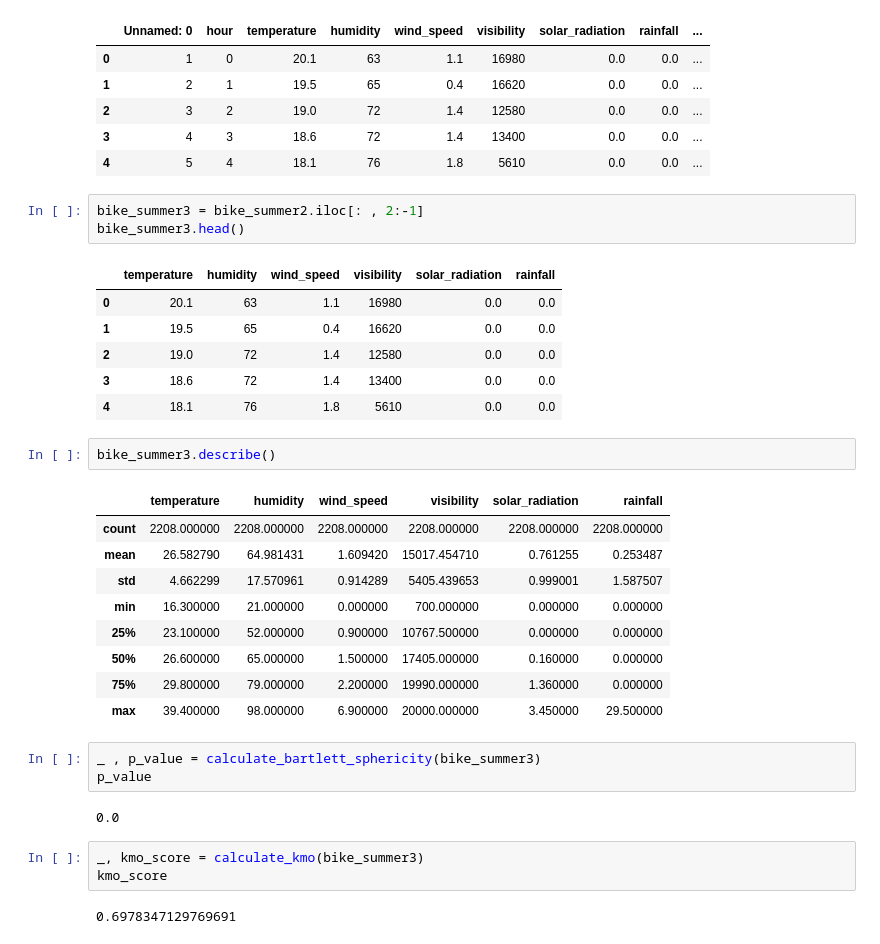
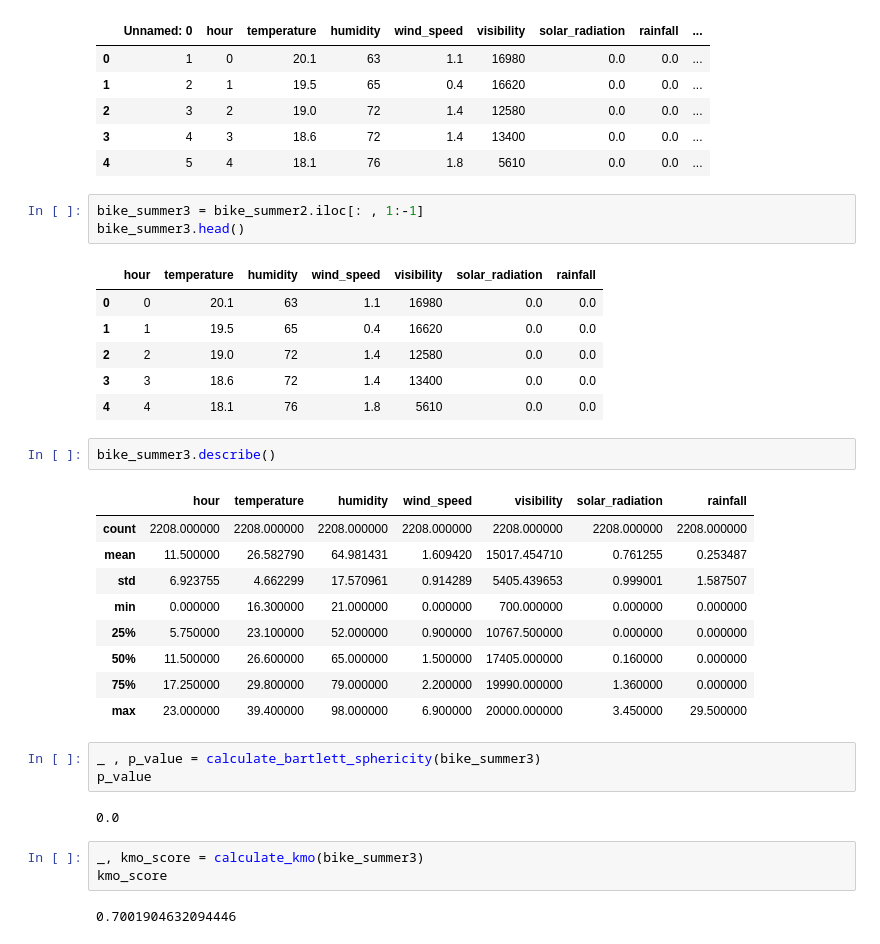
Before and after one commit to Jiian/seoulbike, a Jupyter notebook: PCA/only summer.ipynb, the cells around one changed output. Cells and saved outputs as stored; diff of their text form.

```diff
--- a/PCA/only summer.ipynb
+++ b/PCA/only summer.ipynb
@@ -45,27 +45,27 @@ bike_summer2.head()
 | 3 | 4 | 3 | 18.6 | 72 | 1.4 | 13400 | 0.0 | 0.0 | ... |
 | 4 | 5 | 4 | 18.1 | 76 | 1.8 | 5610 | 0.0 | 0.0 | ... |
 # %%
-bike_summer3 = bike_summer2.iloc[: , 2:-1]
+bike_summer3 = bike_summer2.iloc[: , 1:-1]
 bike_summer3.head()
 # %% [output]
-|  | temperature | humidity | wind_speed | visibility | solar_radiation | rainfall |
-| 0 | 20.1 | 63 | 1.1 | 16980 | 0.0 | 0.0 |
-| 1 | 19.5 | 65 | 0.4 | 16620 | 0.0 | 0.0 |
-| 2 | 19.0 | 72 | 1.4 | 12580 | 0.0 | 0.0 |
-| 3 | 18.6 | 72 | 1.4 | 13400 | 0.0 | 0.0 |
-| 4 | 18.1 | 76 | 1.8 | 5610 | 0.0 | 0.0 |
+|  | hour | temperature | humidity | wind_speed | visibility | solar_radiation | rainfall |
+| 0 | 0 | 20.1 | 63 | 1.1 | 16980 | 0.0 | 0.0 |
+| 1 | 1 | 19.5 | 65 | 0.4 | 16620 | 0.0 | 0.0 |
+| 2 | 2 | 19.0 | 72 | 1.4 | 12580 | 0.0 | 0.0 |
+| 3 | 3 | 18.6 | 72 | 1.4 | 13400 | 0.0 | 0.0 |
+| 4 | 4 | 18.1 | 76 | 1.8 | 5610 | 0.0 | 0.0 |
 # %%
 bike_summer3.describe()
 # %% [output]
-|  | temperature | humidity | wind_speed | visibility | solar_radiation | rainfall |
-| count | 2208.000000 | 2208.000000 | 2208.000000 | 2208.000000 | 2208.000000 | 2208.000000 |
-| mean | 26.582790 | 64.981431 | 1.609420 | 15017.454710 | 0.761255 | 0.253487 |
-| std | 4.662299 | 17.570961 | 0.914289 | 5405.439653 | 0.999001 | 1.587507 |
-| min | 16.300000 | 21.000000 | 0.000000 | 700.000000 | 0.000000 | 0.000000 |
-| 25% | 23.100000 | 52.000000 | 0.900000 | 10767.500000 | 0.000000 | 0.000000 |
-| 50% | 26.600000 | 65.000000 | 1.500000 | 17405.000000 | 0.160000 | 0.000000 |
-| 75% | 29.800000 | 79.000000 | 2.200000 | 19990.000000 | 1.360000 | 0.000000 |
-| max | 39.400000 | 98.000000 | 6.900000 | 20000.000000 | 3.450000 | 29.500000 |
+|  | hour | temperature | humidity | wind_speed | visibility | solar_radiation | rainfall |
+| count | 2208.000000 | 2208.000000 | 2208.000000 | 2208.000000 | 2208.000000 | 2208.000000 | 2208.000000 |
+| mean | 11.500000 | 26.582790 | 64.981431 | 1.609420 | 15017.454710 | 0.761255 | 0.253487 |
+| std | 6.923755 | 4.662299 | 17.570961 | 0.914289 | 5405.439653 | 0.999001 | 1.587507 |
+| min | 0.000000 | 16.300000 | 21.000000 | 0.000000 | 700.000000 | 0.000000 | 0.000000 |
+| 25% | 5.750000 | 23.100000 | 52.000000 | 0.900000 | 10767.500000 | 0.000000 | 0.000000 |
+| 50% | 11.500000 | 26.600000 | 65.000000 | 1.500000 | 17405.000000 | 0.160000 | 0.000000 |
+| 75% | 17.250000 | 29.800000 | 79.000000 | 2.200000 | 19990.000000 | 1.360000 | 0.000000 |
+| max | 23.000000 | 39.400000 | 98.000000 | 6.900000 | 20000.000000 | 3.450000 | 29.500000 |
 # %%
 _ , p_value = calculate_bartlett_sphericity(bike_summer3)
 p_value
@@ -75,4 +75,4 @@ p_value
 _, kmo_score = calculate_kmo(bike_summer3)
 kmo_score
 # %% [output]
-0.6978347129769691
+0.7001904632094446
```
Also changed, not shown: parts of 10 cells of this notebook, 5 other files.
